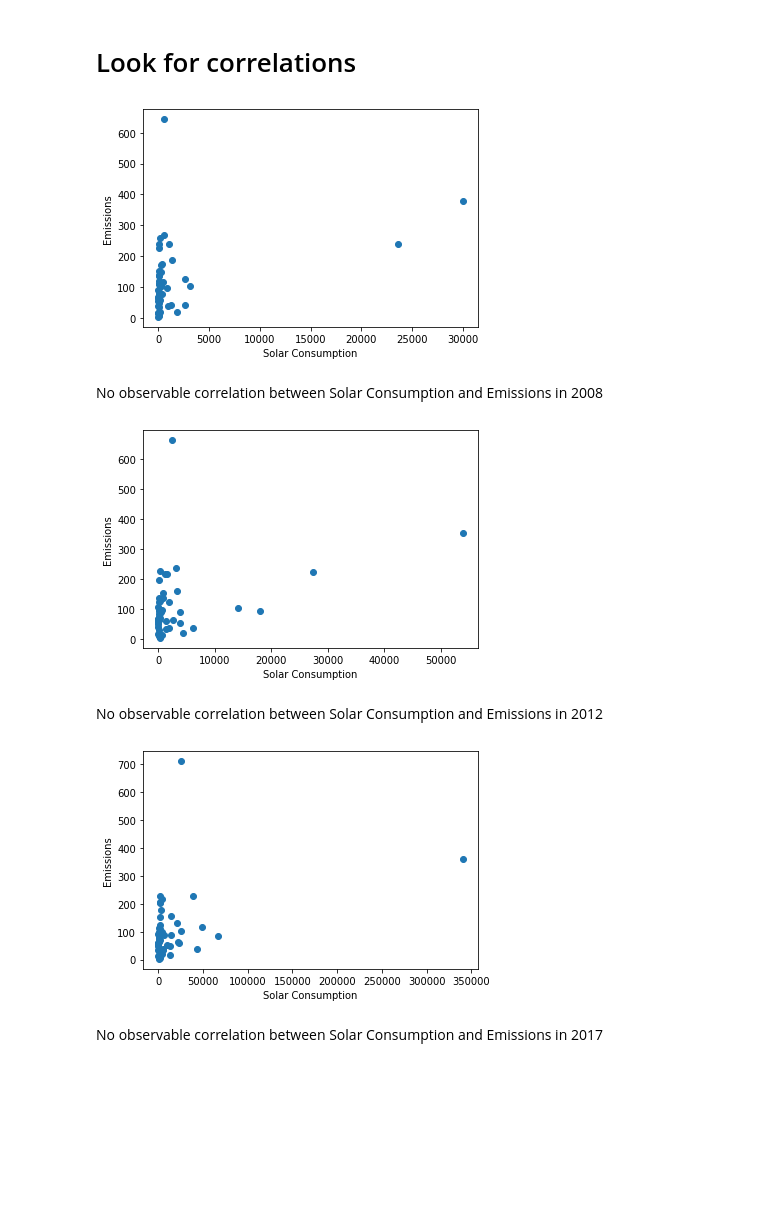
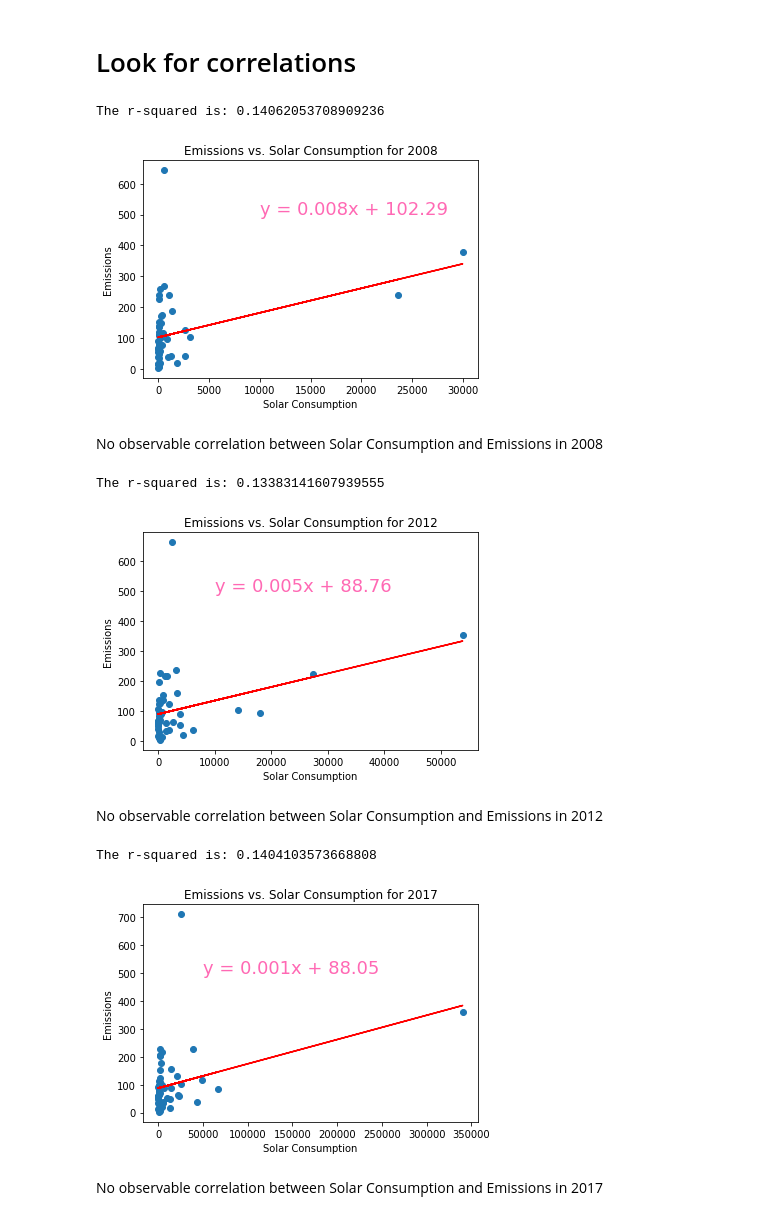
Before and after one commit to Asia-Hewett/solar_v_emissions_project, a Jupyter notebook: Consumption vs. Emissions/Consumption_Analysis.ipynb, the cells around one changed output. Saved outputs shown, nothing was run; the diff lists cells and outputs as text; code cells hidden in the pictures; blank space fills up the shorter version.

```diff
--- a/Consumption vs. Emissions/Consumption_Analysis.ipynb
+++ b/Consumption vs. Emissions/Consumption_Analysis.ipynb
@@ -60,5 +61,24 @@ Number of emissions rows: 51
 Number of consumption rows: 51
 # %% [markdown]
 # Look for correlations
+# %%
+##Create a function to calculate regression information and create the scatterplot
+def scatterplots():
+
+    (slope, intercept, rvalue, pvalue, stderr) = linregress(consump, emiss)
+
+    regress_values = consump * slope + intercept
+
+    line_eq = f"y = {round(slope,3)}x + {round(intercept,2)}"
+
+    plt.scatter(consump, emiss)
+    plt.xlabel("Solar Consumption")
+    plt.ylabel("Emissions")
+    plt.title(f"Emissions vs. Solar Consumption for {year}")
+    plt.plot(consump, regress_values, "r-")
+    plt.annotate(line_eq, (x_coord,y_coord),color = 'hotpink', fontsize=18)
+    print(f"The r-squared is: {rvalue**2}")
+    plt.savefig(f"../output/consumption{year}.png")
+    plt.show()
 # %%
 ##Create a function to make scatterplots for each year
@@ -71,11 +92,14 @@ def scatterplots():
 # %%
 ##2008 -- First year
 emiss = emissions["2008"]
 consump = consumption["2008"]
 year = "2008"
+x_coord = 10000
+y_coord = 500
 scatterplots()
 # %% [output]
+The r-squared is: 0.14062053708909236
-[figure, old version]
+[figure, new version]
 # %% [markdown]
 No observable correlation between Solar Consumption and Emissions in 2008
 # %%
@@ -83,9 +107,12 @@ No observable correlation between Solar Consumption and Emissions in 2008
 emiss = emissions["2012"]
 consump = consumption["2012"]
 year = "2012"
+x_coord = 10000
+y_coord = 500
 scatterplots()
 # %% [output]
+The r-squared is: 0.13383141607939555
-[figure, old version]
+[figure, new version]
 # %% [markdown]
 No observable correlation between Solar Consumption and Emissions in 2012
 # %%
@@ -93,9 +120,12 @@ No observable correlation between Solar Consumption and Emissions in 2012
 emiss = emissions["2017"]
 consump = consumption["2017"]
 year = "2017"
+x_coord = 50000
+y_coord = 500
 scatterplots()
 # %% [output]
+The r-squared is: 0.1404103573668808
-[figure, old version]
+[figure, new version]
 # %% [markdown]
 No observable correlation between Solar Consumption and Emissions in 2017
 # %%
```
Also changed, not shown: parts of 5 cells of this notebook, 5 other files.
